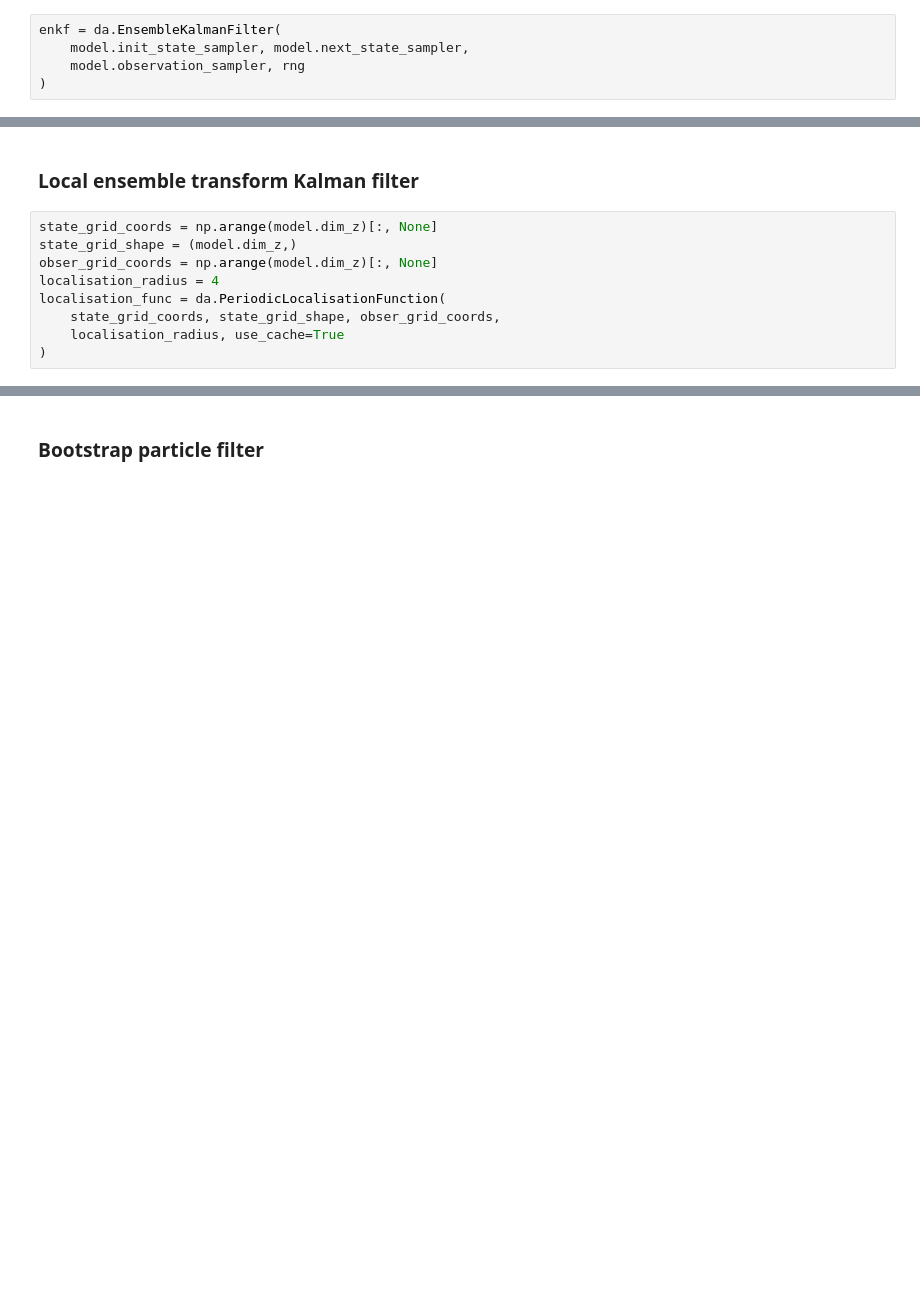
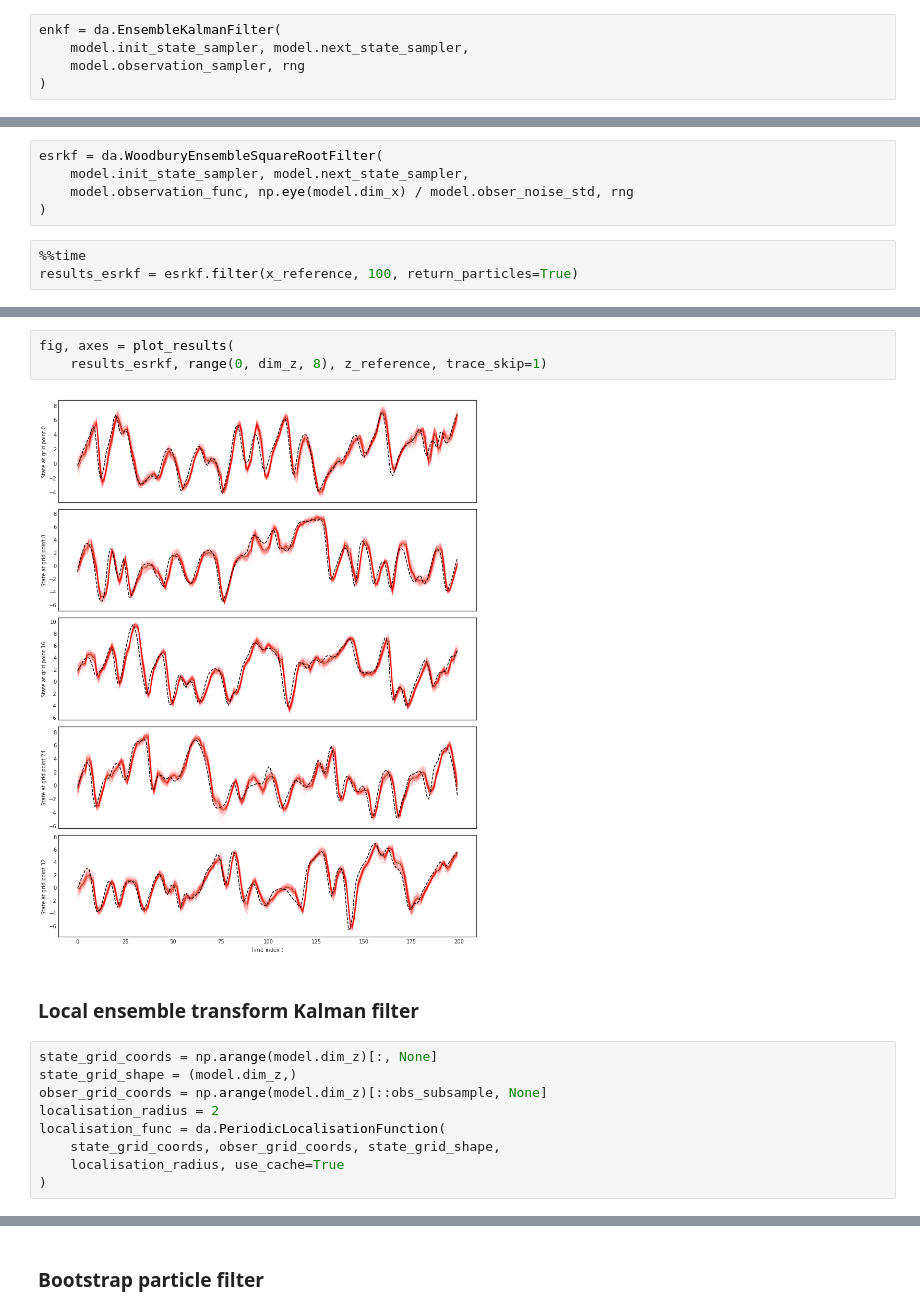
Before and after one commit to thiery-lab/data-assimilation, a Jupyter notebook: notebooks/Lorenz 96 model.ipynb, the cells around one changed output, grey strips where cells are left out. Drawn from its saved outputs; the diff is of its cells as text; blank space fills up the shorter version.

```diff
--- a/notebooks/Lorenz 96 model.ipynb
+++ b/notebooks/Lorenz 96 model.ipynb
@@ -103,0 +117,8 @@ for i in range(5):
+# %%
+esrkf = da.WoodburyEnsembleSquareRootFilter(
+    model.init_state_sampler, model.next_state_sampler,
+    model.observation_func, np.eye(model.dim_x) / model.obser_noise_std, rng
+)
+# %%
+%%time
+results_esrkf = esrkf.filter(x_reference, 100, return_particles=True)
@@ -104,12 +128,17 @@ for i in range(5):
+# %%
+fig, axes = plot_results(
+    results_esrkf, range(0, dim_z, 8), z_reference, trace_skip=1)
+# %% [output]
+[figure, added]
 # %% [markdown]
 ### Local ensemble transform Kalman filter
 # %%
 state_grid_coords = np.arange(model.dim_z)[:, None]
 state_grid_shape = (model.dim_z,)
-obser_grid_coords = np.arange(model.dim_z)[:, None]
-localisation_radius = 4
+obser_grid_coords = np.arange(model.dim_z)[::obs_subsample, None]
+localisation_radius = 2
 localisation_func = da.PeriodicLocalisationFunction(
-    state_grid_coords, state_grid_shape, obser_grid_coords,
+    state_grid_coords, obser_grid_coords, state_grid_shape,
     localisation_radius, use_cache=True
 )
 # %%
```
Also changed, not shown: parts of 31 cells of this notebook, 3 other files.
